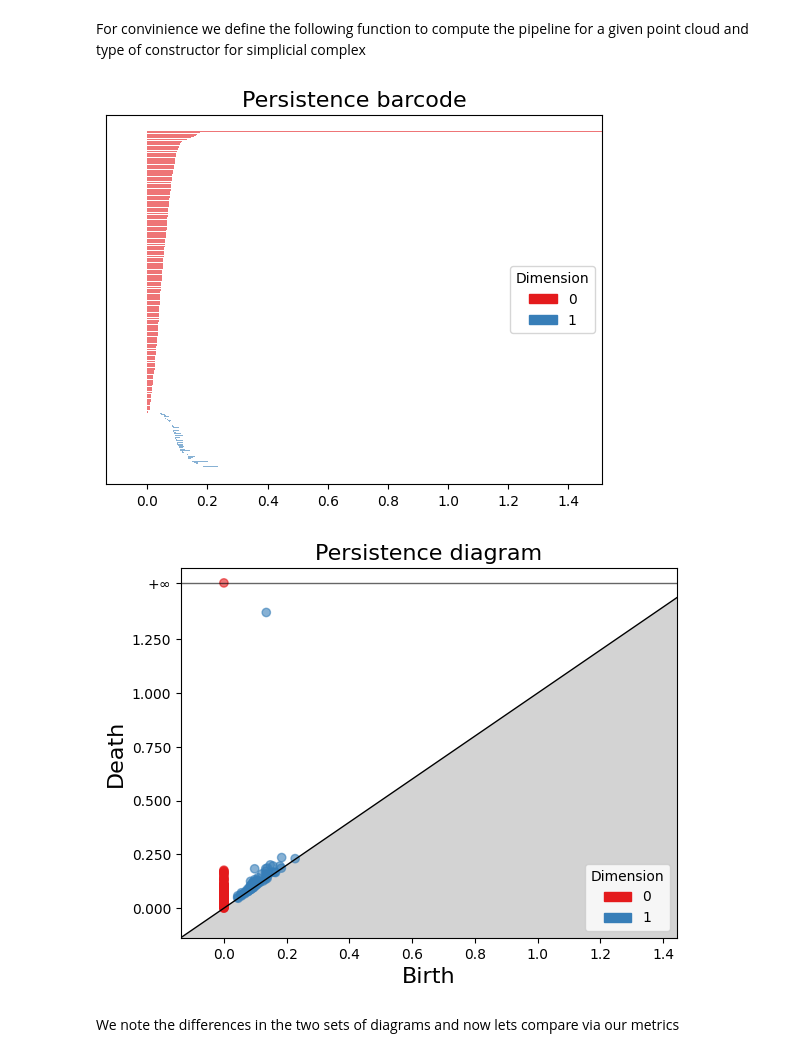
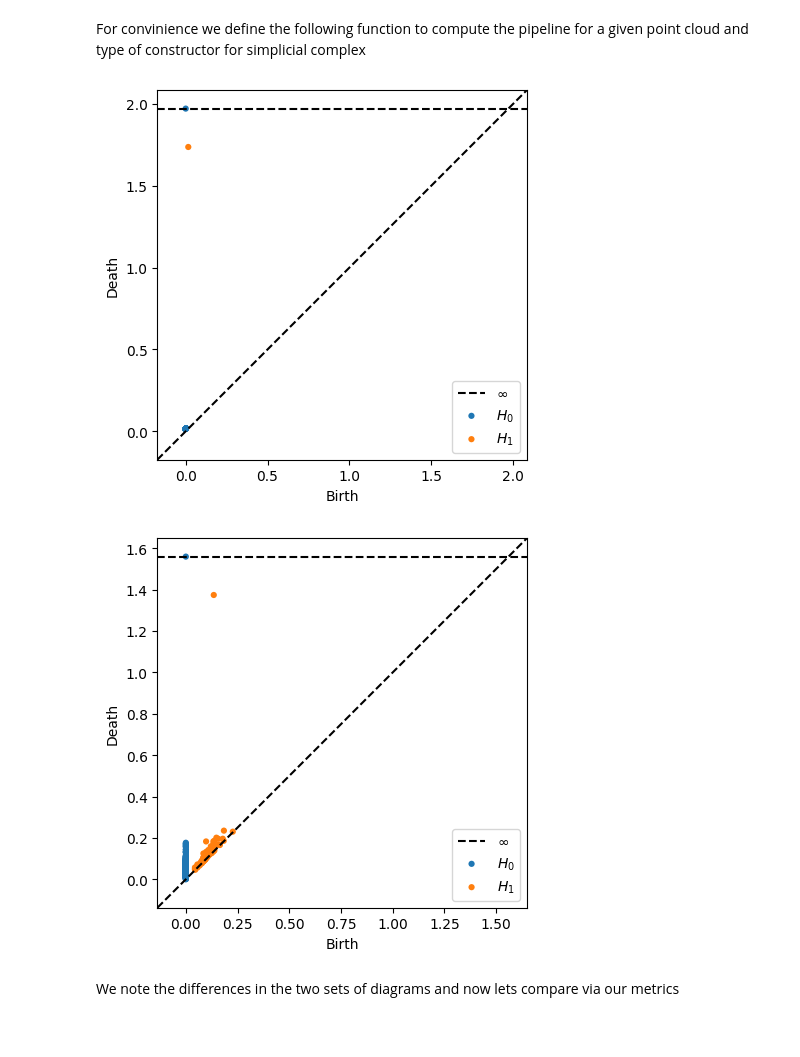
Before and after one commit to jcaslin/TDA, a Jupyter notebook: main.ipynb, the cells around one changed output. Saved outputs shown, nothing was run; the diff lists cells and outputs as text; code cells hidden in the pictures.

```diff
--- a/main.ipynb
+++ b/main.ipynb
@@ -44,7 +48,7 @@ now for the fun...
 The below block does the building of the Filtered Simplicial Complex
 # %%
 ac = gd.AlphaComplex(points=circle) #  note: gd.Rips builds using VR
-st = ac.create_simplex_tree()
+cleanSt = ac.create_simplex_tree()
 # %% [markdown]
 This block computes the persitance homology using the gudhi instance of the filtered simplical complex
 # %%
@@ -83,8 +90,40 @@ def computePipline(pointCloud: Any, scType: str='Alpha', maxDim=2) -> None:
+# %%
+def safeComputePipline(pointCloud, scType, maxDim=1):
+    """
+    Safe by fact my computer wont blow up trying to do VR
+    Fucntion for computing persitance and barcode digrams from a point cloud
+    Just using Vietoris-Rips and Alpha compelexes to build the simplical complices
+    """
+    if scType == "VR":
+        res = ripser(pointCloud, maxdim=maxDim)
+        dgms = res["dgms"]
+        plot_diagrams(dgms)
+        plt.show()
+        out = {}
+        for k in range(len(dgms)):
+            out[f"H{k}"] = dgms[k]
+        return out
+    elif scType == "Alpha":
+        skel = gd.AlphaComplex(points=pointCloud)
+        st = skel.create_simplex_tree()
+        st.compute_persistence()
+        persistance = st.persistence()
+        gd.plot_persistence_barcode(persistance)
+        plt.show()
+        gd.plot_persistence_diagram(persistance)
+        plt.show()
+        out = {}
+        for k in range(maxDim + 1):
+            Ik = st.persistence_intervals_in_dimension(k)
+            out[f"H{k}"] = Ik if Ik is not None else np.empty((0, 2))
+        return out
+    return
 # %%
-computePipline(pointCloud=circleNoisy, scType='VR')
+circleH = safeComputePipline(pointCloud=circle, scType='VR')
+noisyCircleH = safeComputePipline(pointCloud=circleNoisy, scType='VR')
 # %% [output]
-[figure, old version]
+[figure, new version]
-[figure, old version]
+[figure, new version]
 # %% [markdown]
 We note the differences in the two sets of diagrams and now lets compare via our metrics
 # %% [markdown]
```
Also changed, not shown: parts of 11 cells of this notebook, 3 other files.
